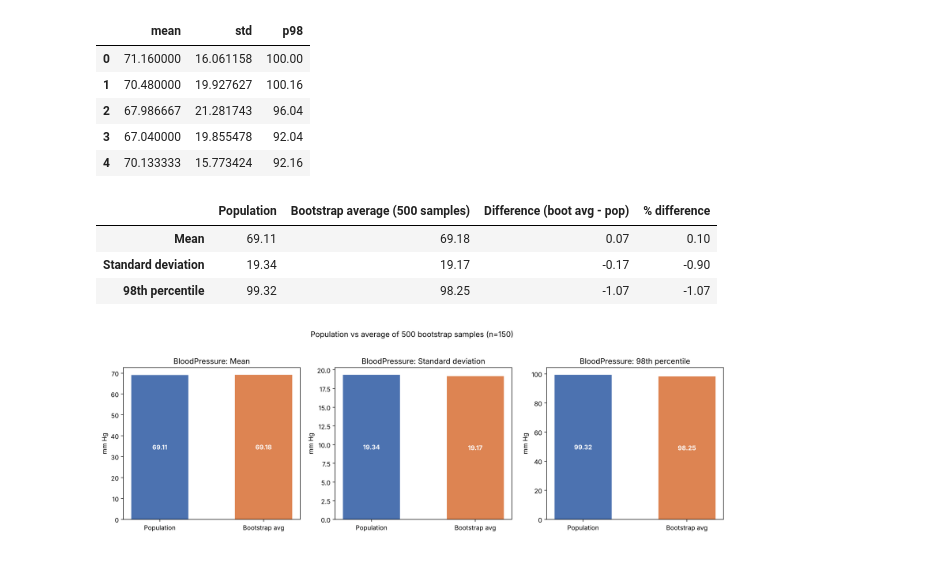
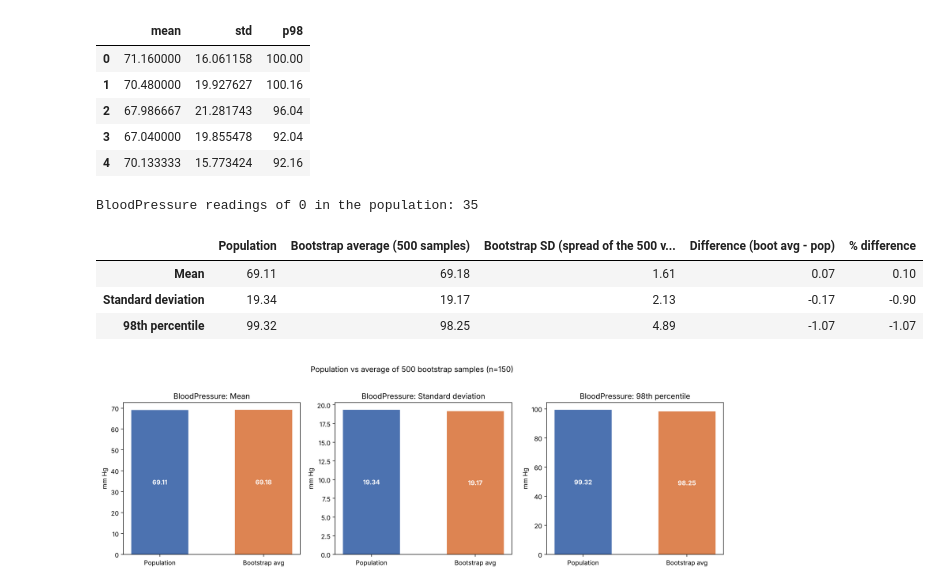
Before and after one commit to philpos1/Assignment-2, a Jupyter notebook: Q2_Diabetes/notebooks/Q2_Diabetes_Sampling_Bootstrap.ipynb, the cells around one changed output. Drawn from its saved outputs; the diff is of its cells as text; code cells hidden in the pictures.

Commit message:
Show cleaned New_Price values, back up Car_Age claim, add spread and zero-reading evidence to Q2(c)

```diff
--- a/Q2_Diabetes/notebooks/Q2_Diabetes_Sampling_Bootstrap.ipynb
+++ b/Q2_Diabetes/notebooks/Q2_Diabetes_Sampling_Bootstrap.ipynb
@@ -167,25 +167,28 @@ boot.head()
 | 4 | 70.133333 | 15.773424 | 92.16 |
 # %%
 bp = population["BloodPressure"]
+print("BloodPressure readings of 0 in the population:", (bp == 0).sum())
 pop_stats = pd.Series({
     "mean": bp.mean(),
     "std": bp.std(ddof=0),
     f"p{PCT}": np.percentile(bp, PCT),
 })
 
 summary = pd.DataFrame({
     "Population": pop_stats,
     "Bootstrap average (500 samples)": boot.mean(),
+    "Bootstrap SD (spread of the 500 values)": boot.std(ddof=1),
 })
 summary["Difference (boot avg - pop)"] = summary["Bootstrap average (500 samples)"] - summary["Population"]
 summary["% difference"] = summary["Difference (boot avg - pop)"] / summary["Population"] * 100
 summary.index = ["Mean", "Standard deviation", f"{PCT}th percentile"]
 summary.round(2)
 # %% [output]
+BloodPressure readings of 0 in the population: 35
-|  | Population | Bootstrap average (500 samples) | Difference (boot avg - pop) | % difference |
-| Mean | 69.11 | 69.18 | 0.07 | 0.10 |
-| Standard deviation | 19.34 | 19.17 | -0.17 | -0.90 |
-| 98th percentile | 99.32 | 98.25 | -1.07 | -1.07 |
+|  | Population | Bootstrap average (500 samples) | Bootstrap SD (spread of the 500 v... | Difference (boot avg - pop) | % difference |
+| Mean | 69.11 | 69.18 | 1.61 | 0.07 | 0.10 |
+| Standard deviation | 19.34 | 19.17 | 2.13 | -0.17 | -0.90 |
+| 98th percentile | 99.32 | 98.25 | 4.89 | -1.07 | -1.07 |
 # %%
 # Chart 1: population vs bootstrap average for each statistic (separate panels because scales differ).
 fig, axes = plt.subplots(1, 3, figsize=(14, 4.5))
```
Also changed, not shown: parts of 2 cells of this notebook, 1 other file.
